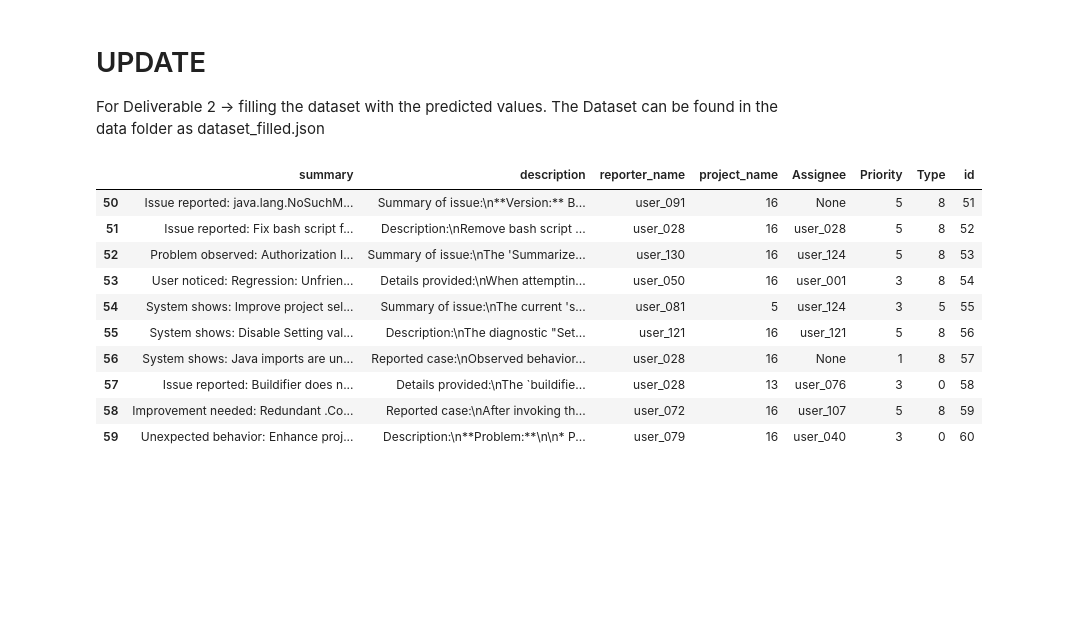
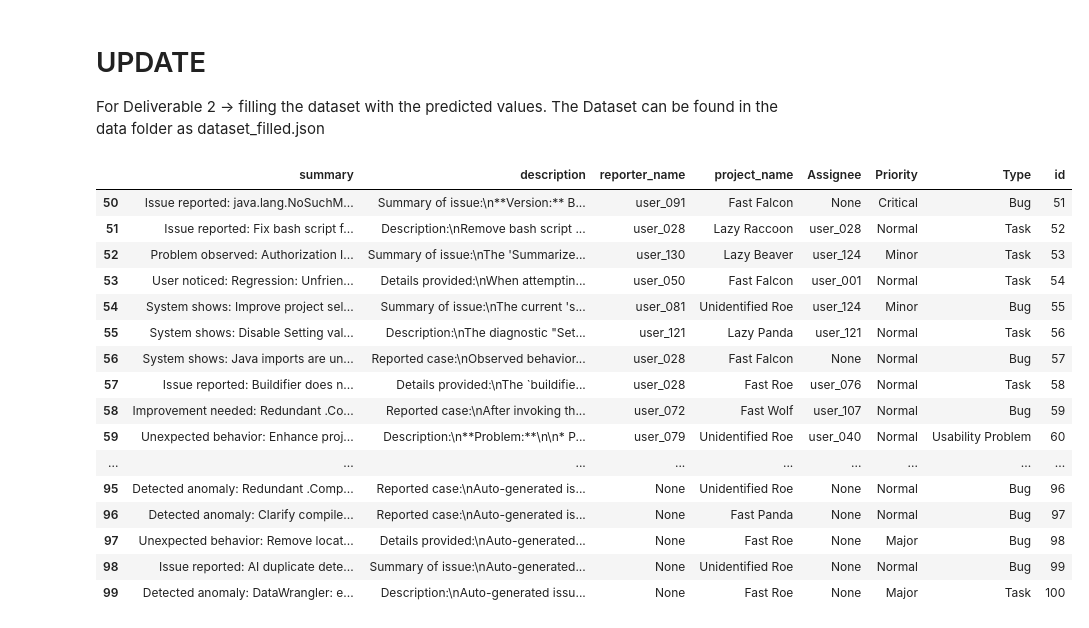
Before and after one commit to gorpeliates/fieldrecognition, a Jupyter notebook: Notebook.ipynb, the cells around one changed output. Drawn from its saved outputs; the diff is of its cells as text; code cells hidden in the pictures; blank space fills up the shorter version.

Commit message:
delete report cell, fix formatting, balance class weights

```diff
--- a/Notebook.ipynb
+++ b/Notebook.ipynb
@@ -5,9 +5,9 @@ from sentence_transformers import SentenceTransformer
 I will use a simple sentence transformer to create the embeddings, and then feed the embeddings into a simple multi output classifier/
 # %%
 df = pd.read_json("data/dataset.json")
-df.head()
+df[:50]
 
 # I decided to shuffle the dataframe to ensure randomness in the 50 50 train-test split, however when I tried this approach
 #  without shuffling the accuracy was 0 as the test split had label that werent present in the train split.
 
-df = df.sample(frac=1).reset_index(drop=True)
+#df = df.sample(frac=1).reset_index(drop=True)
@@ -21,9 +39,19 @@ type_encoder = LabelEncoder()
 priority_encoder = LabelEncoder()
 project_encoder = LabelEncoder()
 
-df["type_enc"] = type_encoder.fit_transform(df["Type"])
-df["priority_enc"] = priority_encoder.fit_transform(df["Priority"])
-df["project_enc"] = project_encoder.fit_transform(df["project_name"])
+type_labels = type_encoder.fit_transform(df["Type"][:50])
+priority_labels = priority_encoder.fit_transform(df["Priority"][:50])
+project_labels = project_encoder.fit_transform(df["project_name"][:50])
 
-df.head()
+df["type_enc"] = -1
+df["priority_enc"] = -1
+df["project_enc"] = -1
+
+df.loc[:49, "type_enc"] = type_encoder.transform(df["Type"][:50])
+df.loc[:49, "priority_enc"] = priority_encoder.transform(df["Priority"][:50])
+df.loc[:49, "project_enc"] = project_encoder.transform(df["project_name"][:50])
+
+print(type_encoder.classes_,
+priority_encoder.classes_,
+project_encoder.classes_)
 # %% [output]
@@ -48,10 +76,8 @@ x_train.shape, y_train.shape, x_test.shape, y_test.shape
 # %%
 from sklearn.multioutput import MultiOutputClassifier
-from sklearn.svm import LinearSVC
+from sklearn.linear_model import LogisticRegression
 
-
-classifier = MultiOutputClassifier(LinearSVC())
+classifier = MultiOutputClassifier(LogisticRegression(class_weight='balanced'))
 classifier.fit(x_train, y_train)
 
 predictions = classifier.predict(x_test)
-classifier.score(x_test,y_test)
@@ -92,19 +87,30 @@ For Deliverable 2 -> filling the dataset with the predicted values. The Dataset
 # %%
 df = pd.read_json("data/dataset.json")
 
+predictions_to_labels = lambda preds: (type_encoder.inverse_transform([preds[0]])[0],
+                                       priority_encoder.inverse_transform([preds[1]])[0],
+                                        project_encoder.inverse_transform([preds[2]])[0])
+predictions = [predictions_to_labels(pred) for pred in predictions]
+
 df.loc[50:, ['Type', 'Priority', 'project_name']] = predictions
-df[50:60]
+df[50:100]
 # %% [output]
 |  | summary | description | reporter_name | project_name | Assignee | Priority | Type | id |
-| 50 | Issue reported: java.lang.NoSuchM... | Summary of issue:\n**Version:** B... | user_091 | 16 | None | 5 | 8 | 51 |
-| 51 | Issue reported: Fix bash script f... | Description:\nRemove bash script ... | user_028 | 16 | user_028 | 5 | 8 | 52 |
-| 52 | Problem observed: Authorization I... | Summary of issue:\nThe 'Summarize... | user_130 | 16 | user_124 | 5 | 8 | 53 |
-| 53 | User noticed: Regression: Unfrien... | Details provided:\nWhen attemptin... | user_050 | 16 | user_001 | 3 | 8 | 54 |
-| 54 | System shows: Improve project sel... | Summary of issue:\nThe current 's... | user_081 | 5 | user_124 | 3 | 5 | 55 |
-| 55 | System shows: Disable Setting val... | Description:\nThe diagnostic "Set... | user_121 | 16 | user_121 | 5 | 8 | 56 |
-| 56 | System shows: Java imports are un... | Reported case:\nObserved behavior... | user_028 | 16 | None | 1 | 8 | 57 |
-| 57 | Issue reported: Buildifier does n... | Details provided:\nThe `buildifie... | user_028 | 13 | user_076 | 3 | 0 | 58 |
-| 58 | Improvement needed: Redundant .Co... | Reported case:\nAfter invoking th... | user_072 | 16 | user_107 | 5 | 8 | 59 |
-| 59 | Unexpected behavior: Enhance proj... | Description:\n**Problem:**\n\n* P... | user_079 | 16 | user_040 | 3 | 0 | 60 |
+| 50 | Issue reported: java.lang.NoSuchM... | Summary of issue:\n**Version:** B... | user_091 | Fast Falcon | None | Critical | Bug | 51 |
+| 51 | Issue reported: Fix bash script f... | Description:\nRemove bash script ... | user_028 | Lazy Raccoon | user_028 | Normal | Task | 52 |
+| 52 | Problem observed: Authorization I... | Summary of issue:\nThe 'Summarize... | user_130 | Lazy Beaver | user_124 | Minor | Task | 53 |
+| 53 | User noticed: Regression: Unfrien... | Details provided:\nWhen attemptin... | user_050 | Fast Falcon | user_001 | Normal | Task | 54 |
+| 54 | System shows: Improve project sel... | Summary of issue:\nThe current 's... | user_081 | Unidentified Roe | user_124 | Minor | Bug | 55 |
+| 55 | System shows: Disable Setting val... | Description:\nThe diagnostic "Set... | user_121 | Lazy Panda | user_121 | Normal | Task | 56 |
+| 56 | System shows: Java imports are un... | Reported case:\nObserved behavior... | user_028 | Fast Falcon | None | Normal | Bug | 57 |
+| 57 | Issue reported: Buildifier does n... | Details provided:\nThe `buildifie... | user_028 | Fast Roe | user_076 | Normal | Task | 58 |
+| 58 | Improvement needed: Redundant .Co... | Reported case:\nAfter invoking th... | user_072 | Fast Wolf | user_107 | Normal | Bug | 59 |
+| 59 | Unexpected behavior: Enhance proj... | Description:\n**Problem:**\n\n* P... | user_079 | Unidentified Roe | user_040 | Normal | Usability Problem | 60 |
+| ... | ... | ... | ... | ... | ... | ... | ... | ... |
+| 95 | Detected anomaly: Redundant .Comp... | Reported case:\nAuto-generated is... | None | Unidentified Roe | None | Normal | Bug | 96 |
+| 96 | Detected anomaly: Clarify compile... | Reported case:\nAuto-generated is... | None | Fast Panda | None | Normal | Bug | 97 |
+| 97 | Unexpected behavior: Remove locat... | Details provided:\nAuto-generated... | None | Fast Roe | None | Major | Bug | 98 |
+| 98 | Issue reported: AI duplicate dete... | Summary of issue:\nAuto-generated... | None | Unidentified Roe | None | Normal | Bug | 99 |
+| 99 | Detected anomaly: DataWrangler: e... | Description:\nAuto-generated issu... | None | Fast Roe | None | Major | Task | 100 |
 # %%
 df.to_json("data/dataset_filled.json", orient="records", indent=4)
```
Also changed, not shown: parts of 5 cells of this notebook, 2 other files.
